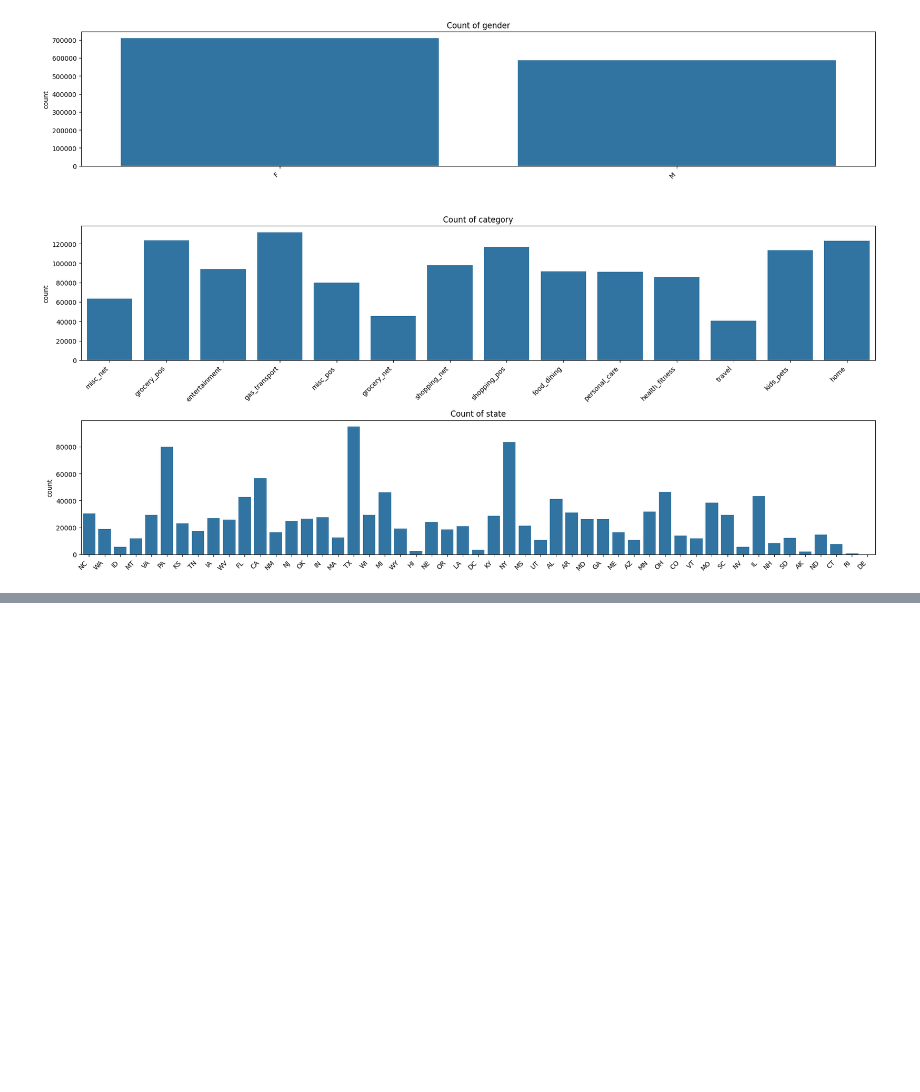
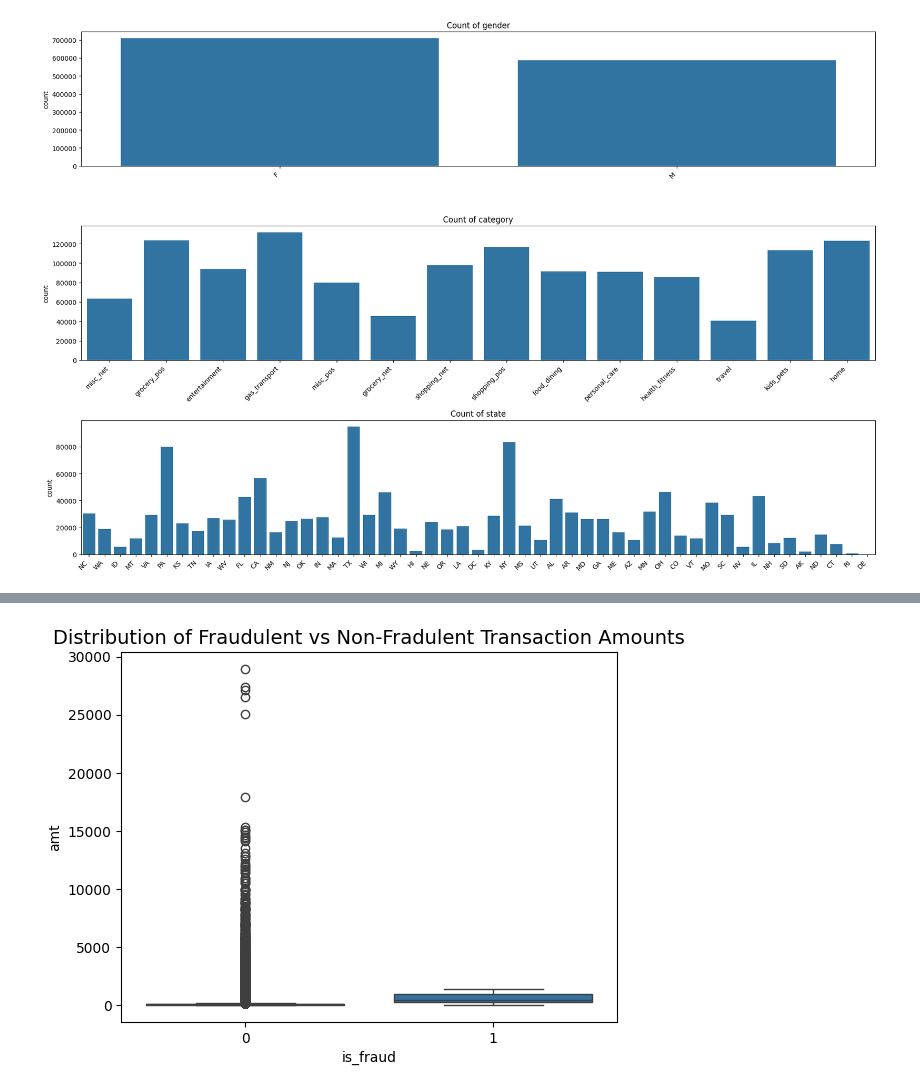
Before and after one commit to Clarkey33/fraud-detection-mlops-pipeline, a Jupyter notebook: notebooks/01-initial-eda.ipynb, the cells around one changed output, grey strips where cells are left out. Cells and saved outputs as stored; diff of their text form; code cells hidden in the pictures; blank space fills up the shorter version.

Commit message:
"eda: exploring hypotheses about fraud transactions"

```diff
--- a/notebooks/01-initial-eda.ipynb
+++ b/notebooks/01-initial-eda.ipynb
@@ -24,7 +25,8 @@ training_data = project_root/'data'/'raw'/'fraudTrain.csv'
 test_data = project_root/'data'/'raw'/'fraudTest.csv'
 
 
-df = pd.read_csv(training_data, index_col=0)
+credit_card_fraud_data = pd.read_csv(training_data, index_col=0)
+df=credit_card_fraud_data.copy()
 print('Dataframe succesfully created')
 print(f'Dataframe has {df.shape[0]} rows and {df.shape[1]} columns.')
 # %% [output]
@@ -173,0 +158,6 @@ Name: count, dtype: int64
+# %%
+df['merchant'] = df['merchant'].str.removeprefix('fraud_')
+
+df['trans_date_trans_time'] = pd.to_datetime(df['trans_date_trans_time'],format='%Y-%m-%d %H:%M:%S', errors='coerce')
+
+df['dob'] = pd.to_datetime(df['dob'], format='%Y-%m-%d',errors='coerce')
@@ -173,0 +205,8 @@ Name: count, dtype: int64
+# %%
+plt.Figure(figsize=(12,6))
+sns.boxplot(data=df, x= 'is_fraud',y='amt')
+plt.title("Distribution of Fraudulent vs Non-Fradulent Transaction Amounts",
+          fontsize=14)
+plt.show()
+# %% [output]
+[figure, added]
```
Also changed, not shown: parts of 15 cells of this notebook.
